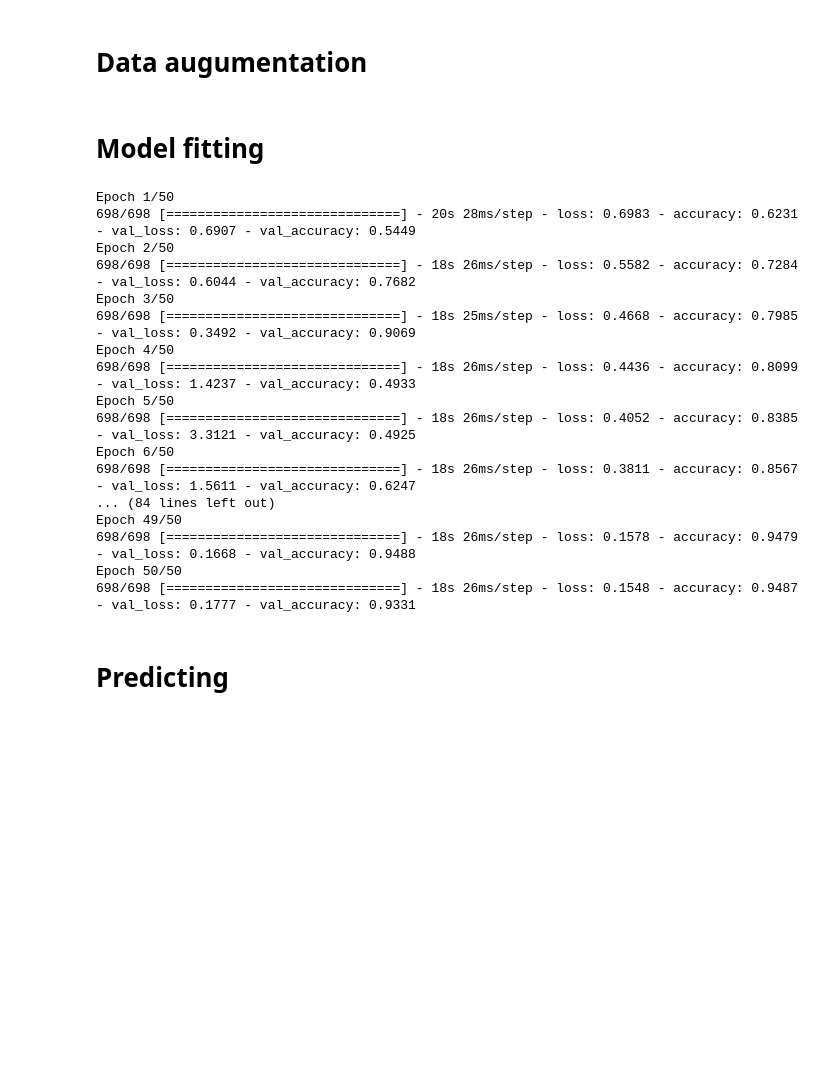
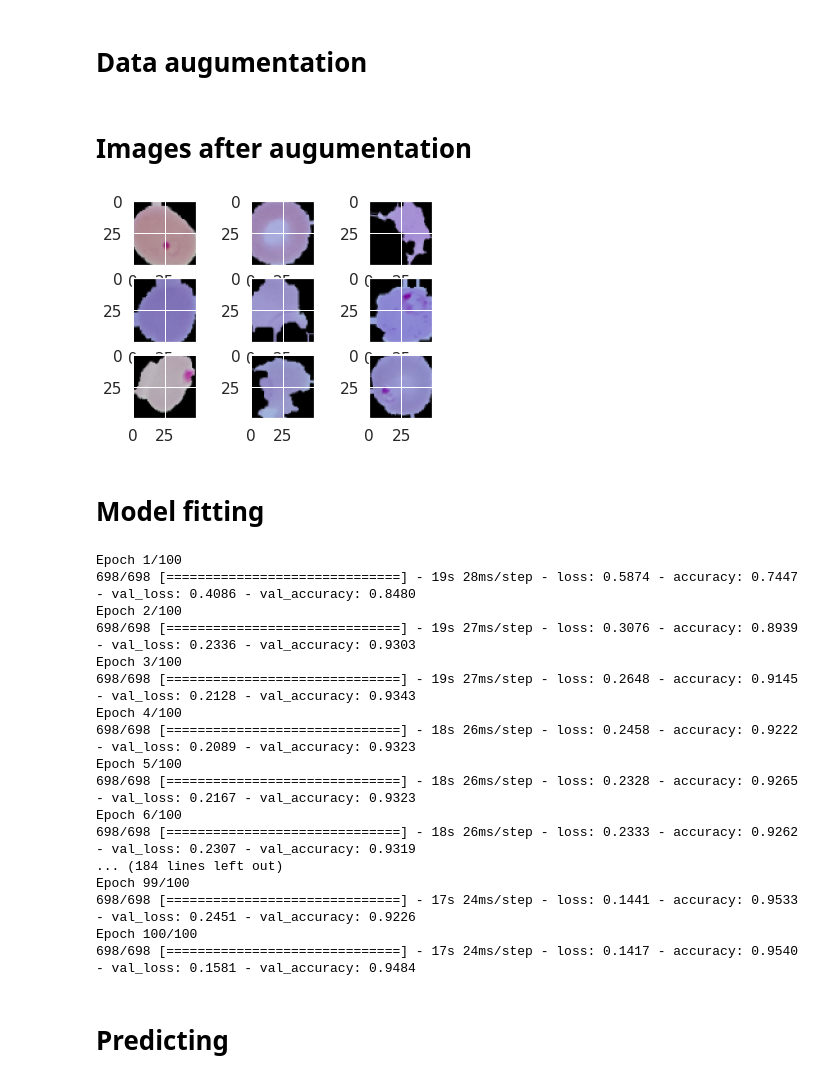
Before and after one commit to vipinkatara/malaria-detection-using-cnn, a Jupyter notebook: malaria_detection.ipynb, the cells around one changed output. Cells and saved outputs as stored; diff of their text form; code cells hidden in the pictures; blank space fills up the shorter version.

```diff
--- a/malaria_detection.ipynb
+++ b/malaria_detection.ipynb
@@ -133,28 +152,41 @@ datagen = ImageDataGenerator(
         vertical_flip=False)  # randomly flip images
 
 datagen.fit(x_train)
+# %% [markdown]
+# Images after augumentation
+# %%
+for X_batch, y_batch in datagen.flow(x_train, y_train, batch_size=9):
+	# create a grid of 3x3 images
+	for i in range(0, 9):
+		plt.subplot(330 + 1 + i)
+		plt.imshow(X_batch[i])
+	# show the plot
+	plt.show()
+	break
+# %% [output]
+[figure, added]
 # %% [markdown]
 # Model fitting
 # %%
-history = model.fit_generator(datagen.flow(x_train,y_train, batch_size=32), epochs=50, validation_data= (x_val,y_val))
+history = model.fit_generator(datagen.flow(x_train,y_train, batch_size=32), epochs=100, validation_data= (x_val,y_val))
 # %% [output]
-Epoch 1/50
-698/698 [==============================] - 20s 28ms/step - loss: 0.6983 - accuracy: 0.6231 - val_loss: 0.6907 - val_accuracy: 0.5449
-Epoch 2/50
-698/698 [==============================] - 18s 26ms/step - loss: 0.5582 - accuracy: 0.7284 - val_loss: 0.6044 - val_accuracy: 0.7682
-Epoch 3/50
-698/698 [==============================] - 18s 25ms/step - loss: 0.4668 - accuracy: 0.7985 - val_loss: 0.3492 - val_accuracy: 0.9069
-Epoch 4/50
-698/698 [==============================] - 18s 26ms/step - loss: 0.4436 - accuracy: 0.8099 - val_loss: 1.4237 - val_accuracy: 0.4933
-Epoch 5/50
-698/698 [==============================] - 18s 26ms/step - loss: 0.4052 - accuracy: 0.8385 - val_loss: 3.3121 - val_accuracy: 0.4925
-Epoch 6/50
-698/698 [==============================] - 18s 26ms/step - loss: 0.3811 - accuracy: 0.8567 - val_loss: 1.5611 - val_accuracy: 0.6247
-... (84 lines left out)
-Epoch 49/50
-698/698 [==============================] - 18s 26ms/step - loss: 0.1578 - accuracy: 0.9479 - val_loss: 0.1668 - val_accuracy: 0.9488
-Epoch 50/50
-698/698 [==============================] - 18s 26ms/step - loss: 0.1548 - accuracy: 0.9487 - val_loss: 0.1777 - val_accuracy: 0.9331
+Epoch 1/100
+698/698 [==============================] - 19s 28ms/step - loss: 0.5874 - accuracy: 0.7447 - val_loss: 0.4086 - val_accuracy: 0.8480
+Epoch 2/100
+698/698 [==============================] - 19s 27ms/step - loss: 0.3076 - accuracy: 0.8939 - val_loss: 0.2336 - val_accuracy: 0.9303
+Epoch 3/100
+698/698 [==============================] - 19s 27ms/step - loss: 0.2648 - accuracy: 0.9145 - val_loss: 0.2128 - val_accuracy: 0.9343
+Epoch 4/100
+698/698 [==============================] - 18s 26ms/step - loss: 0.2458 - accuracy: 0.9222 - val_loss: 0.2089 - val_accuracy: 0.9323
+Epoch 5/100
+698/698 [==============================] - 18s 26ms/step - loss: 0.2328 - accuracy: 0.9265 - val_loss: 0.2167 - val_accuracy: 0.9323
+Epoch 6/100
+698/698 [==============================] - 18s 26ms/step - loss: 0.2333 - accuracy: 0.9262 - val_loss: 0.2307 - val_accuracy: 0.9319
+... (184 lines left out)
+Epoch 99/100
+698/698 [==============================] - 17s 24ms/step - loss: 0.1441 - accuracy: 0.9533 - val_loss: 0.2451 - val_accuracy: 0.9226
+Epoch 100/100
+698/698 [==============================] - 17s 24ms/step - loss: 0.1417 - accuracy: 0.9540 - val_loss: 0.1581 - val_accuracy: 0.9484
 # %% [markdown]
 # Predicting
 # %%
```
Also changed, not shown: parts of 10 cells of this notebook.
